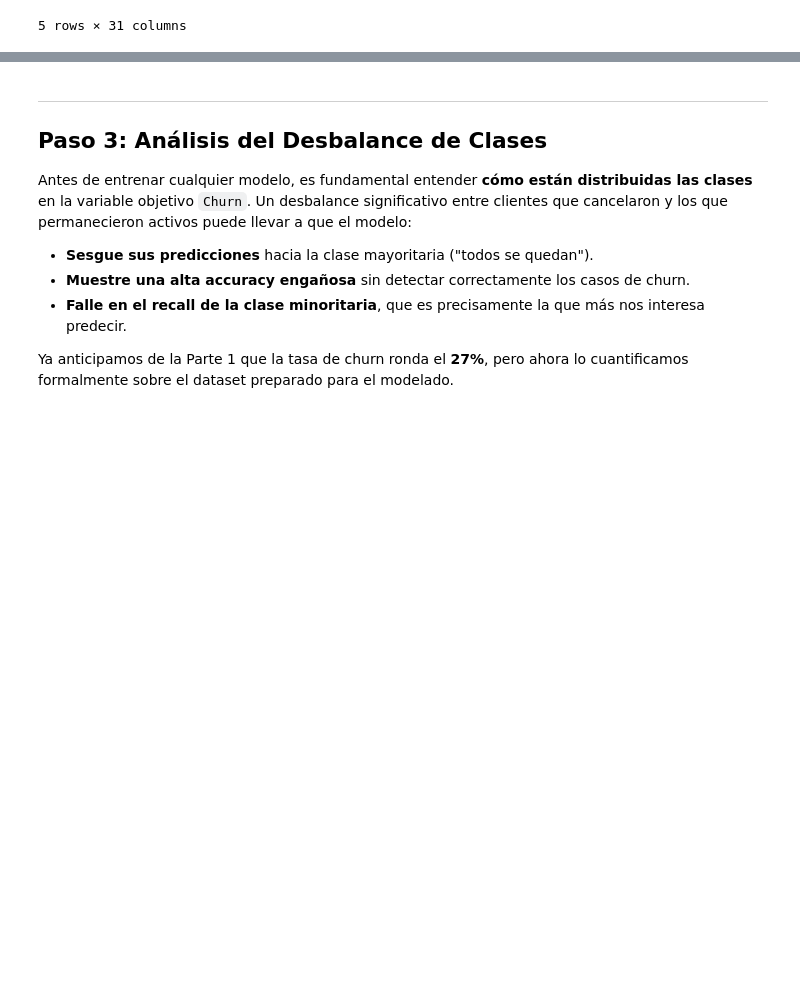
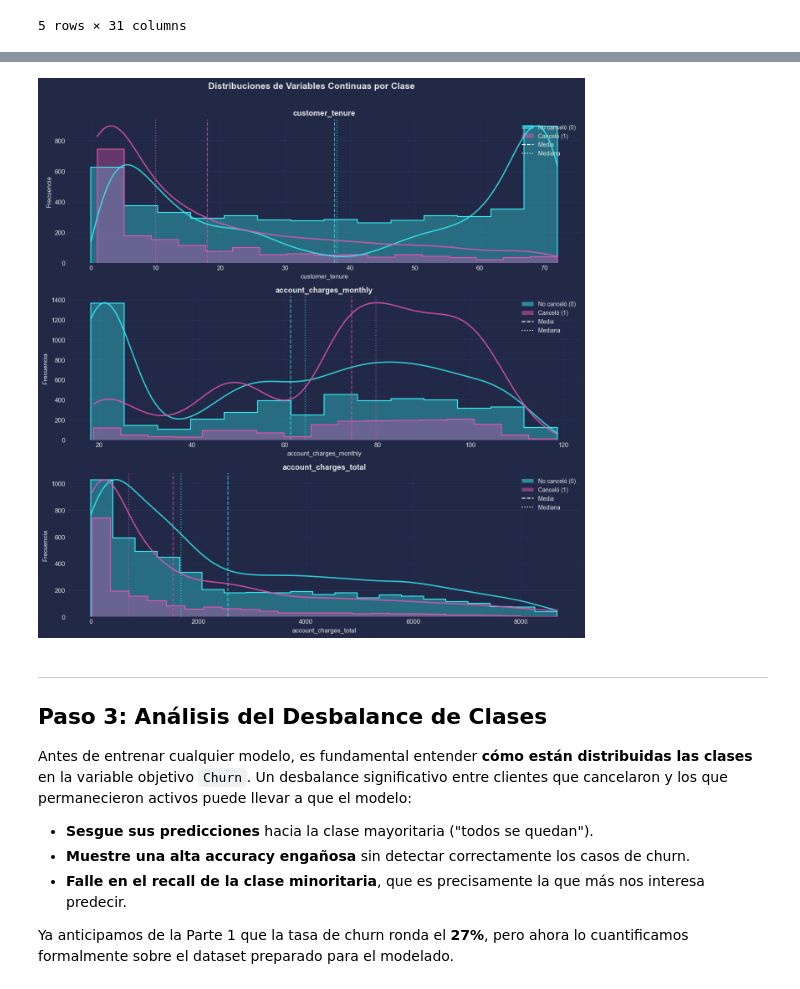
Before and after one commit to marianoInsa/ONE-TelecomX-2, a Jupyter notebook: notebooks/01_preparacion_datos.ipynb, the cells around one changed output, grey strips where cells are left out. Drawn from its saved outputs; the diff is of its cells as text; code cells hidden in the pictures; blank space fills up the shorter version.

Commit message:
feat: mejorar la evaluación y visualización de modelos

```diff
--- a/notebooks/01_preparacion_datos.ipynb
+++ b/notebooks/01_preparacion_datos.ipynb
@@ -197,3 +209,9 @@ print(f'🔍 Tipos de datos únicos: {set(str(t) for t in df_encoded.dtypes.valu
+# %%
+# Distribuciones de las 3 variables continuas, agrupadas por Churn
+num_cols_eda = ['customer_tenure', 'account_charges_monthly', 'account_charges_total']
+plot_distribution_eda(df_encoded, num_cols_eda)
+# %% [output]
+[figure, added]
 # %% [markdown]
 ---
 ## Paso 3: Análisis del Desbalance de Clases
```
Also changed, not shown: parts of 5 cells of this notebook, 5 other files.
